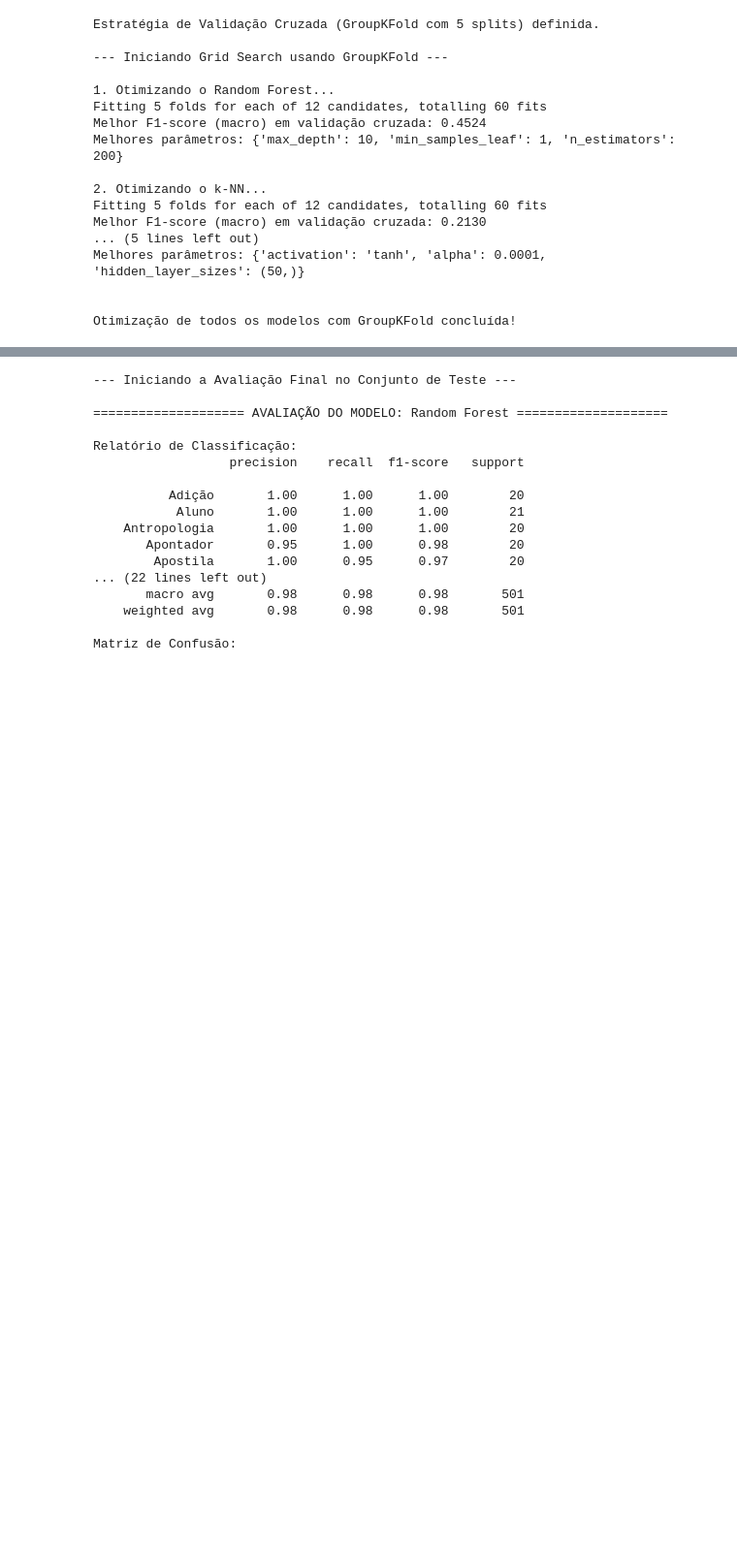
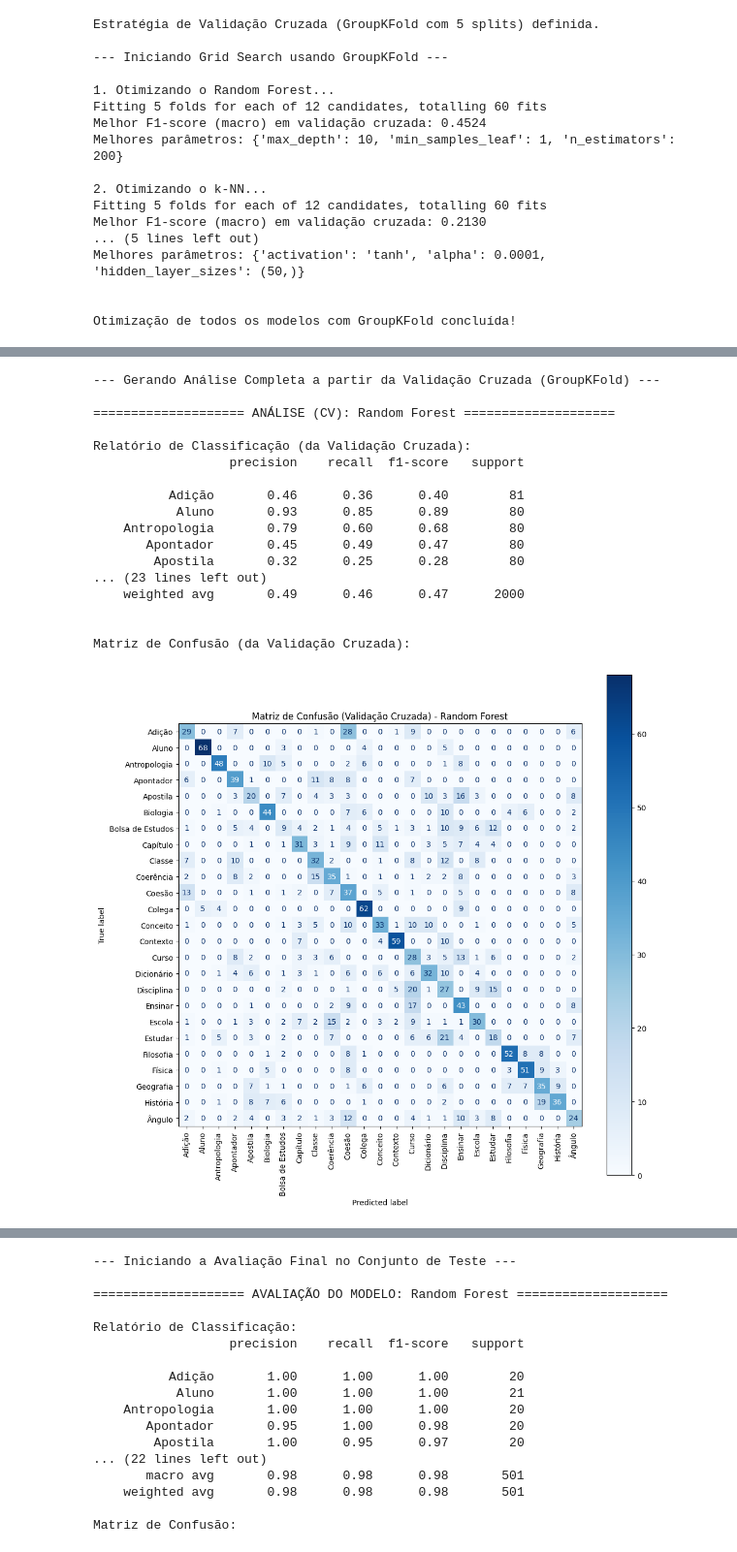
Before and after one commit to manocoelho/Prova_IA, a Jupyter notebook: Prova_Pratica_Aprendizagem_De_Maquina.ipynb, the cells around one changed output, grey strips where cells are left out. Shown at 97% size. Saved outputs shown, nothing was run; the diff lists cells and outputs as text; code cells hidden in the pictures; blank space fills up the shorter version.

```diff
--- a/Prova_Pratica_Aprendizagem_De_Maquina.ipynb
+++ b/Prova_Pratica_Aprendizagem_De_Maquina.ipynb
@@ -547,0 +572,78 @@ Otimização de todos os modelos com GroupKFold concluída!
+# %%
+#Análise Completa da Validação Cruzada (Relatório e Matriz)
+
+from sklearn.model_selection import cross_val_predict
+from sklearn.metrics import classification_report, confusion_matrix, ConfusionMatrixDisplay
+import matplotlib.pyplot as plt
+
+# Garante que as variáveis necessárias da Célula 5 e 6 existem
+if 'best_models' not in locals() or 'X_train_scaled' not in locals() or 'y_train' not in locals() or 'groups_train' not in locals():
+    print("ERRO: É necessário executar as Células 5 e 6 primeiro para gerar os dados e treinar os modelos.")
+else:
+    print("--- Gerando Análise Completa a partir da Validação Cruzada (GroupKFold) ---")
+
+    # Reutiliza a estratégia de CV definida na Célula 6
+    cv_strategy_for_predict = GroupKFold(n_splits=n_splits)
+
+    # Itera sobre cada modelo otimizado que salvamos
+    for model_name, model in best_models.items():
+        if "SMOTE" in model_name: continue # Pula o modelo com SMOTE que não estamos mais usando
+
+        print(f"\n==================== ANÁLISE (CV): {model_name} ====================")
+
+        # 1. Gera as predições usando validação cruzada
+        # Para cada amostra, a predição é feita pelo modelo treinado no fold em que essa amostra era de validação.
+        y_pred_cv = cross_val_predict(
+            model,
+            X_train_scaled,
+            y_train,
+            groups=groups_train,
+            cv=cv_strategy_for_predict,
+            n_jobs=-1
+        )
+
+        # --- FUNCIONALIDADE ADICIONADA ---
+        # 2. Exibir o Relatório de Classificação baseado nas predições da validação cruzada
+        print("\nRelatório de Classificação (da Validação Cruzada):")
+        report_cv = classification_report(
+            y_train,
+            y_pred_cv,
+            target_names=label_encoder_y.classes_,
+            zero_division=0 # Evita warnings caso alguma classe não receba nenhuma predição
+        )
+        print(report_cv)
+        # ------------------------------------
+
+        # 3. Gera e Plota a Matriz de Confusão com base nas mesmas predições
+        print("\nMatriz de Confusão (da Validação Cruzada):")
+        fig, ax = plt.subplots(figsize=(12, 12))
+
+        cm = confusion_matrix(y_train, y_pred_cv, labels=model.classes_)
+
+        disp = ConfusionMatrixDisplay(
+            confusion_matrix=cm,
+            display_labels=label_encoder_y.classes_
+        )
+
+        disp.plot(cmap='Blues', ax=ax, xticks_rotation='vertical')
+        ax.set_title(f'Matriz de Confusão (Validação Cruzada) - {model_name}')
+        plt.show()
+# %% [output]
+--- Gerando Análise Completa a partir da Validação Cruzada (GroupKFold) ---
+
+==================== ANÁLISE (CV): Random Forest ====================
+
+Relatório de Classificação (da Validação Cruzada):
+                  precision    recall  f1-score   support
+
+          Adição       0.46      0.36      0.40        81
+           Aluno       0.93      0.85      0.89        80
+    Antropologia       0.79      0.60      0.68        80
+       Apontador       0.45      0.49      0.47        80
+        Apostila       0.32      0.25      0.28        80
+... (23 lines left out)
+    weighted avg       0.49      0.46      0.47      2000
+
+
+Matriz de Confusão (da Validação Cruzada):
+[figure, added]
```
Also changed, not shown: parts of 8 cells of this notebook.
